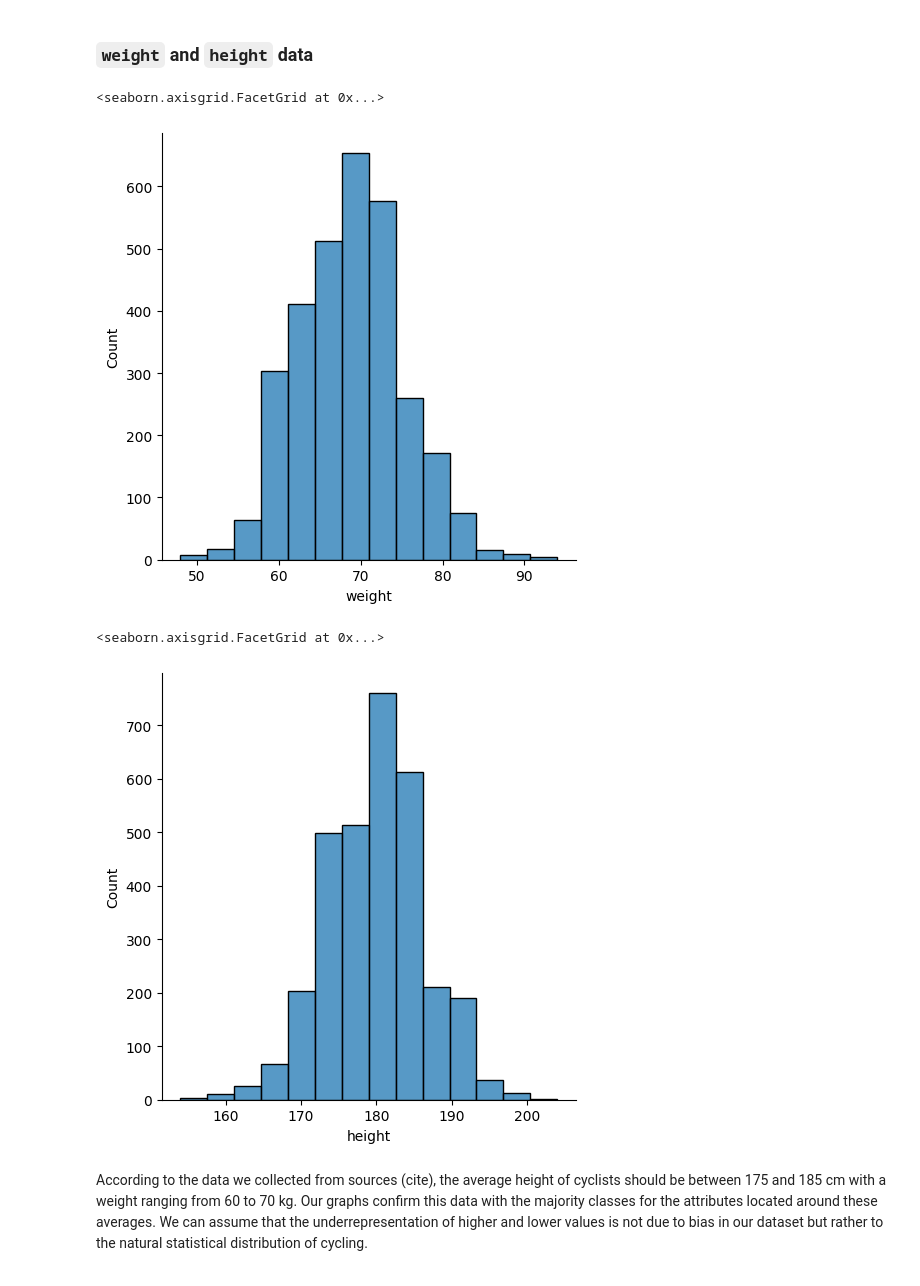
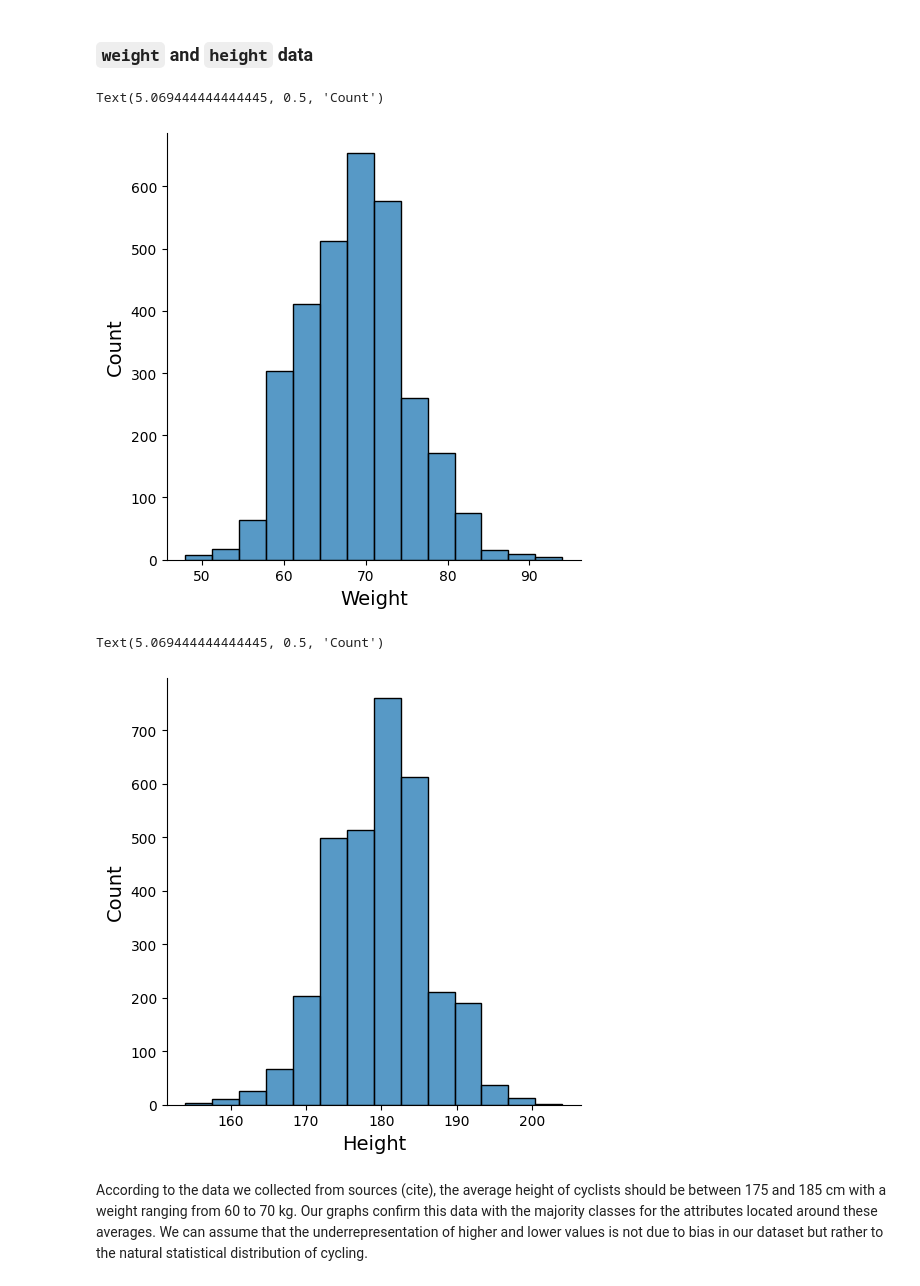
Before and after one commit to JacopoRaffi/DM_Project, a Jupyter notebook: TASK1/cyclists_understanding.ipynb, the cells around one changed output. Drawn from its saved outputs; the diff is of its cells as text; code cells hidden in the pictures.

```diff
--- a/TASK1/cyclists_understanding.ipynb
+++ b/TASK1/cyclists_understanding.ipynb
@@ -287,21 +289,27 @@ Cyclists with the highest representation are those born before 2000, starting fr
 # %%
 sb.displot(dataset,
                 x="weight",
                 kind="hist",
                 row_order="desc",
                 bins=n_bins)
+
+plt.xlabel('Weight', fontsize=14)
+plt.ylabel('Count', fontsize=14)
 # %% [output]
-<seaborn.axisgrid.FacetGrid at 0x...>
+Text(5.069444444444445, 0.5, 'Count')
-[figure, old version]
+[figure, new version]
 # %%
 sb.displot(dataset,
                 x="height",
                 kind="hist",
                 row_order="desc",
                 bins=n_bins)
+
+plt.xlabel('Height', fontsize=14)
+plt.ylabel('Count', fontsize=14)
 # %% [output]
-<seaborn.axisgrid.FacetGrid at 0x...>
+Text(5.069444444444445, 0.5, 'Count')
-[figure, old version]
+[figure, new version]
 # %% [markdown]
 According to the data we collected from sources (cite), the average height of cyclists should be between 175 and 185 cm with a weight ranging from 60 to 70 kg. Our graphs confirm this data with the majority classes for the attributes located around these averages. We can assume that the underrepresentation of higher and lower values is not due to bias in our dataset but rather to the natural statistical distribution of cycling.
 # %% [markdown]
```
Also changed, not shown: parts of 29 cells of this notebook, 3 other files.
